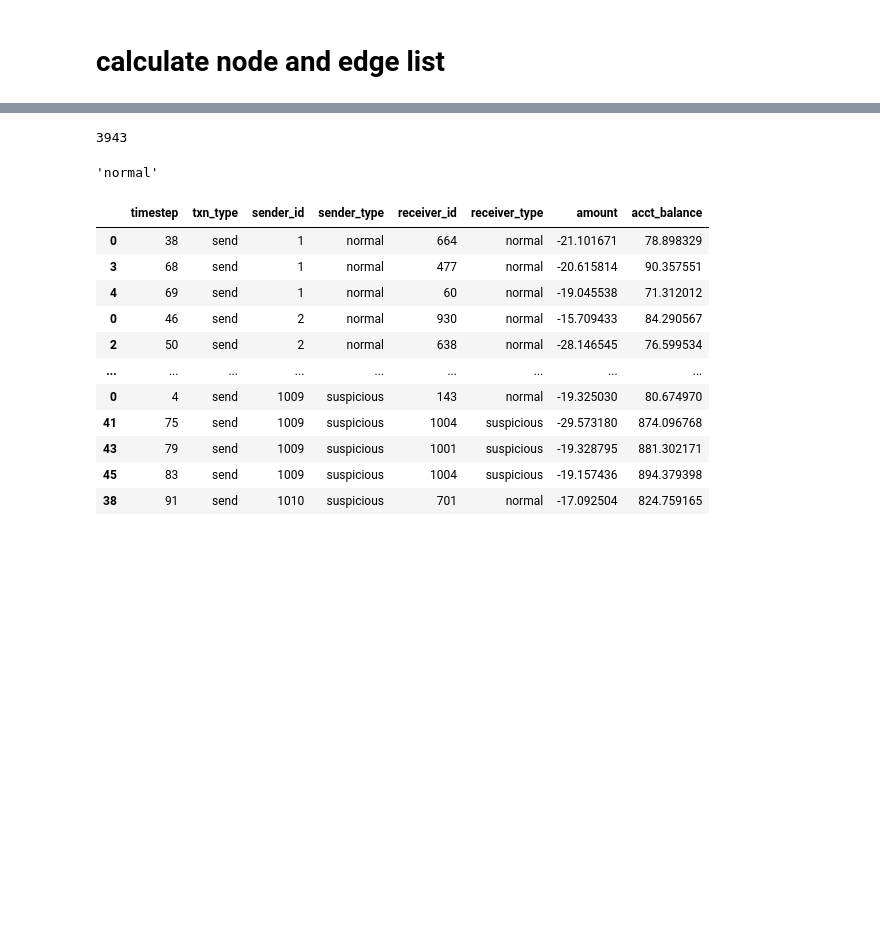
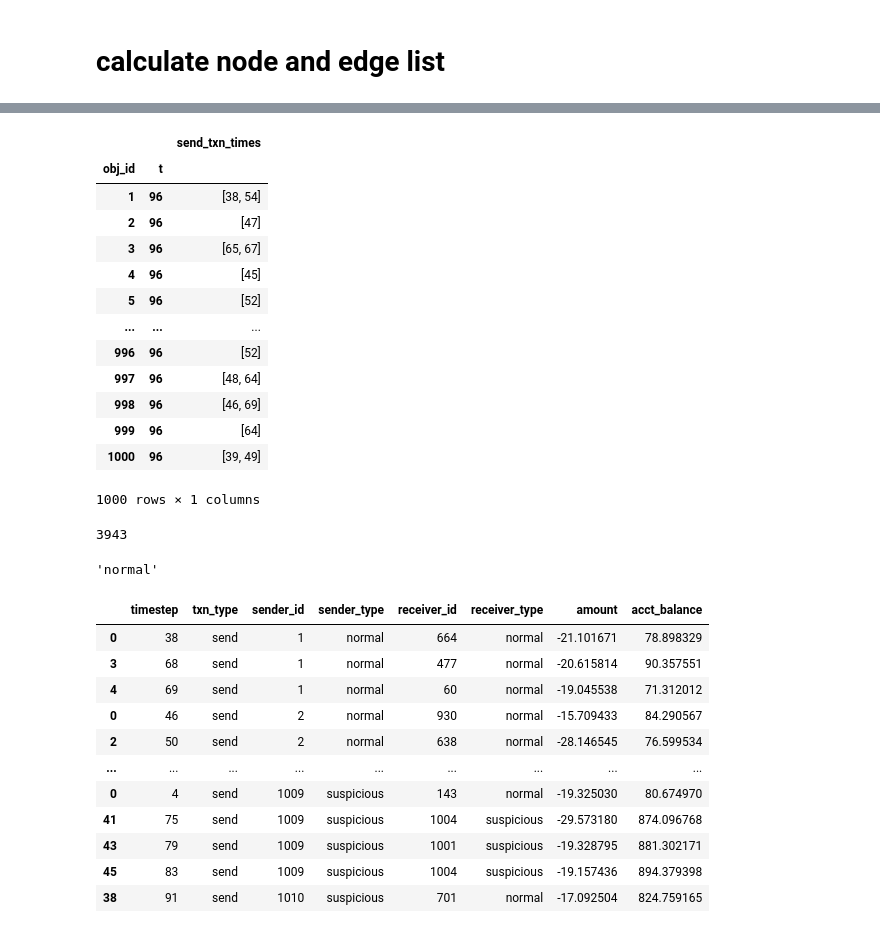
Before and after one commit to nouyang/fake-banking-data, a Jupyter notebook: 0c - main_pt3.ipynb, the cells around one changed output, grey strips where cells are left out. Saved outputs shown, nothing was run; the diff lists cells and outputs as text; code cells hidden in the pictures; blank space fills up the shorter version.

```diff
--- a/0c - main_pt3.ipynb
+++ b/0c - main_pt3.ipynb
@@ -454,3 +457,20 @@ results.variables['suspicious']
+# %%
+results.variables['normal']
+# %% [output]
+|  |  | send_txn_times |
+| obj_id | t |  |
+| 1 | 96 | [38, 54] |
+| 2 | 96 | [47] |
+| 3 | 96 | [65, 67] |
+| 4 | 96 | [45] |
+| 5 | 96 | [52] |
+| ... | ... | ... |
+| 996 | 96 | [52] |
+| 997 | 96 | [48, 64] |
+| 998 | 96 | [46, 69] |
+| 999 | 96 | [64] |
+| 1000 | 96 | [39, 49] |
+1000 rows × 1 columns
 # %%
 all_txns_2 = []
 for agent in model.agents:
```
Also changed, not shown: parts of 11 cells of this notebook.
